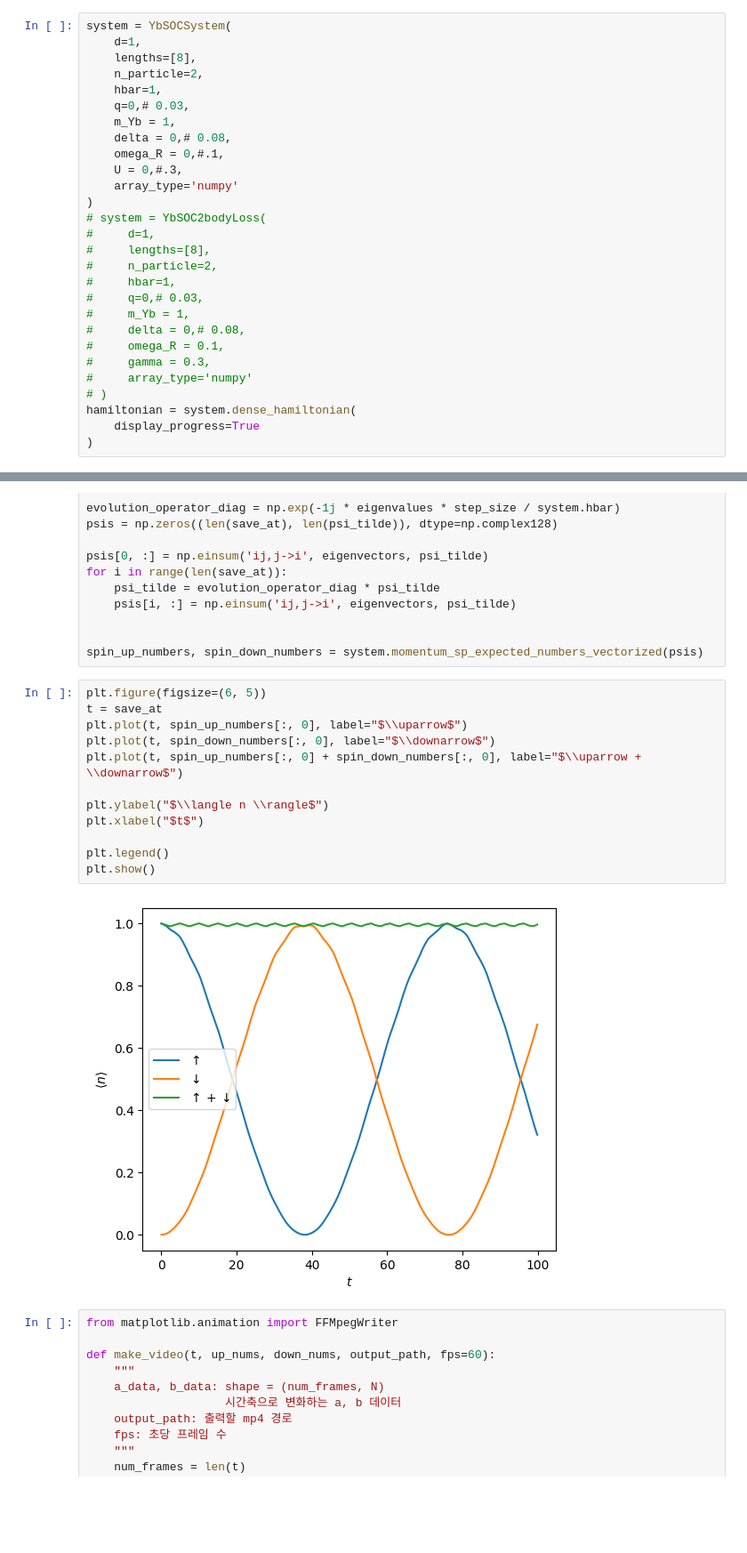
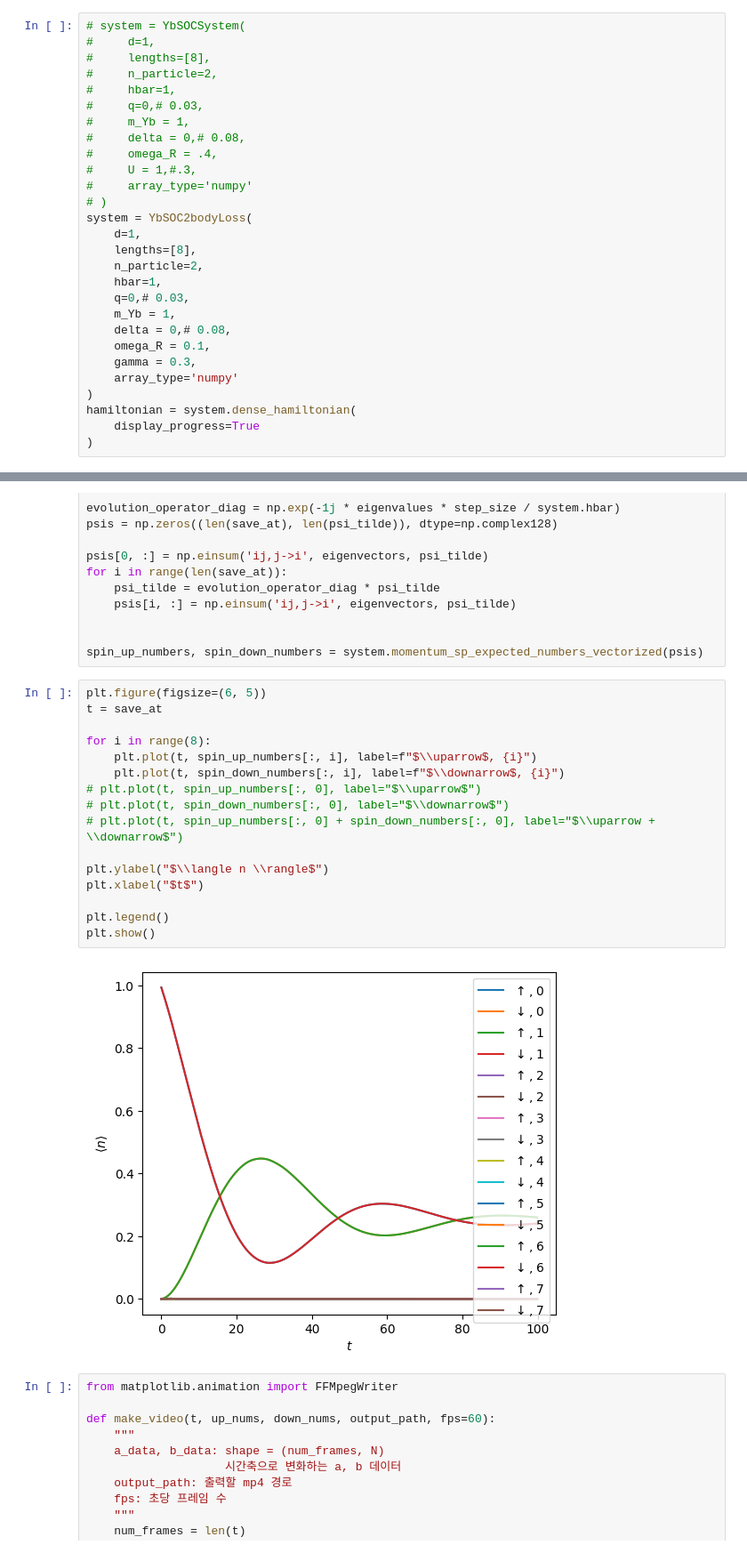
Before and after one commit to pco0511/yb-soc-two-body-loss, a Jupyter notebook: scripts/time_evolution.ipynb, the cells around one changed output, grey strips where cells are left out. Shown at 89% size. Drawn from its saved outputs; the diff is of its cells as text; blank space fills up the shorter version.

```diff
--- a/scripts/time_evolution.ipynb
+++ b/scripts/time_evolution.ipynb
@@ -73,7 +73,19 @@ import matplotlib.pyplot as plt
 
 from ybsoc import *
 # %%
-system = YbSOCSystem(
+# system = YbSOCSystem(
+#     d=1,
+#     lengths=[8],
+#     n_particle=2,
+#     hbar=1,
+#     q=0,# 0.03,
+#     m_Yb = 1,
+#     delta = 0,# 0.08,
+#     omega_R = .4,
+#     U = 1,#.3,
+#     array_type='numpy'
+# )
+system = YbSOC2bodyLoss(
     d=1,
     lengths=[8],
     n_particle=2,
@@ -81,22 +93,10 @@ system = YbSOCSystem(
     q=0,# 0.03,
     m_Yb = 1,
     delta = 0,# 0.08,
-    omega_R = 0,#.1,
-    U = 0,#.3,
+    omega_R = 0.1,
+    gamma = 0.3,
     array_type='numpy'
 )
-# system = YbSOC2bodyLoss(
-#     d=1,
-#     lengths=[8],
-#     n_particle=2,
-#     hbar=1,
-#     q=0,# 0.03,
-#     m_Yb = 1,
-#     delta = 0,# 0.08,
-#     omega_R = 0.1,
-#     gamma = 0.3,
-#     array_type='numpy'
-# )
 hamiltonian = system.dense_hamiltonian(
     display_progress=True
 )
@@ -131,17 +131,21 @@ spin_up_numbers, spin_down_numbers = system.momentum_sp_expected_numbers_vectori
 # %%
 plt.figure(figsize=(6, 5))
 t = save_at
-plt.plot(t, spin_up_numbers[:, 0], label="$\\uparrow$")
-plt.plot(t, spin_down_numbers[:, 0], label="$\\downarrow$")
-plt.plot(t, spin_up_numbers[:, 0] + spin_down_numbers[:, 0], label="$\\uparrow + \\downarrow$")
+
+for i in range(8):
+    plt.plot(t, spin_up_numbers[:, i], label=f"$\\uparrow$, {i}")
+    plt.plot(t, spin_down_numbers[:, i], label=f"$\\downarrow$, {i}")
+# plt.plot(t, spin_up_numbers[:, 0], label="$\\uparrow$")
+# plt.plot(t, spin_down_numbers[:, 0], label="$\\downarrow$")
+# plt.plot(t, spin_up_numbers[:, 0] + spin_down_numbers[:, 0], label="$\\uparrow + \\downarrow$")
 
 plt.ylabel("$\\langle n \\rangle$")
 plt.xlabel("$t$")
 
 plt.legend()
 plt.show()
 # %% [output]
-[figure, old version]
+[figure, new version]
 # %%
 from matplotlib.animation import FFMpegWriter
 
```
Also changed, not shown: 1 other file.
